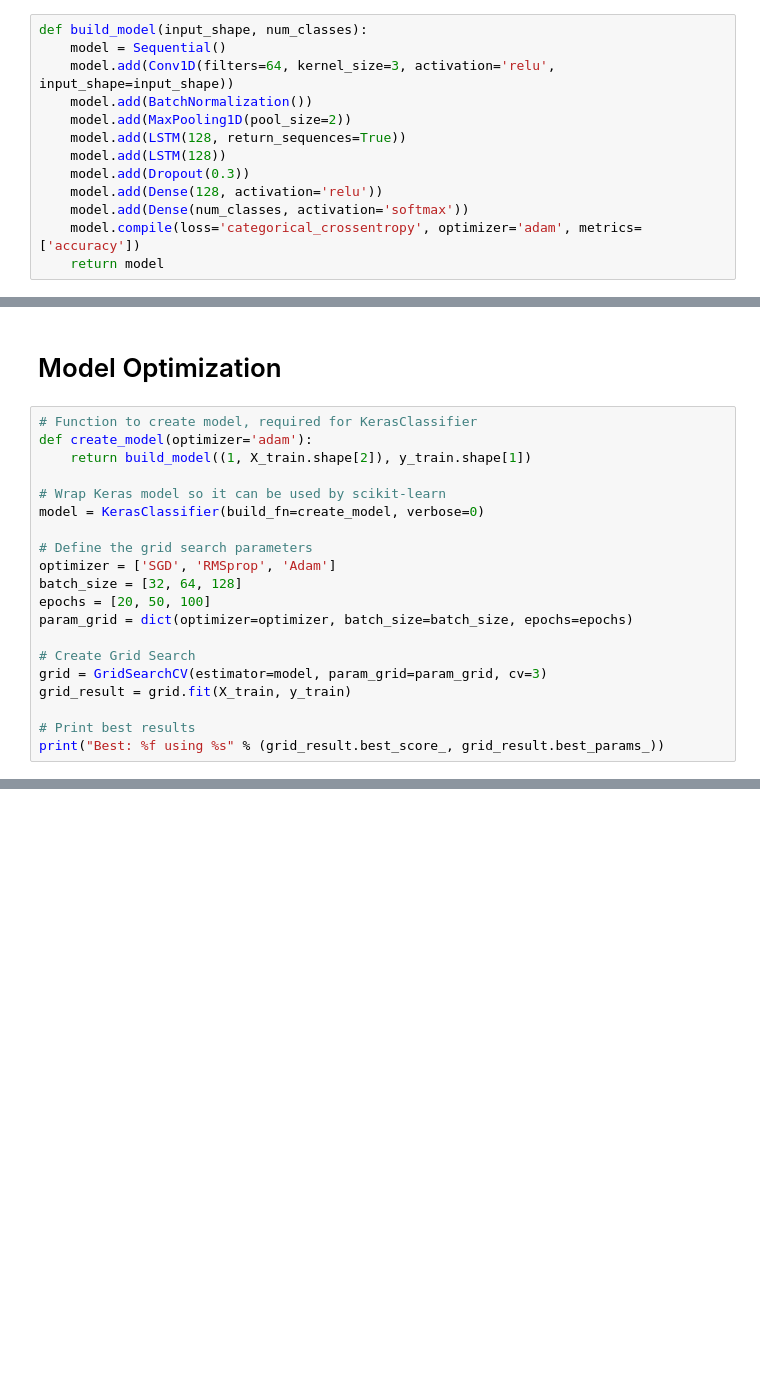
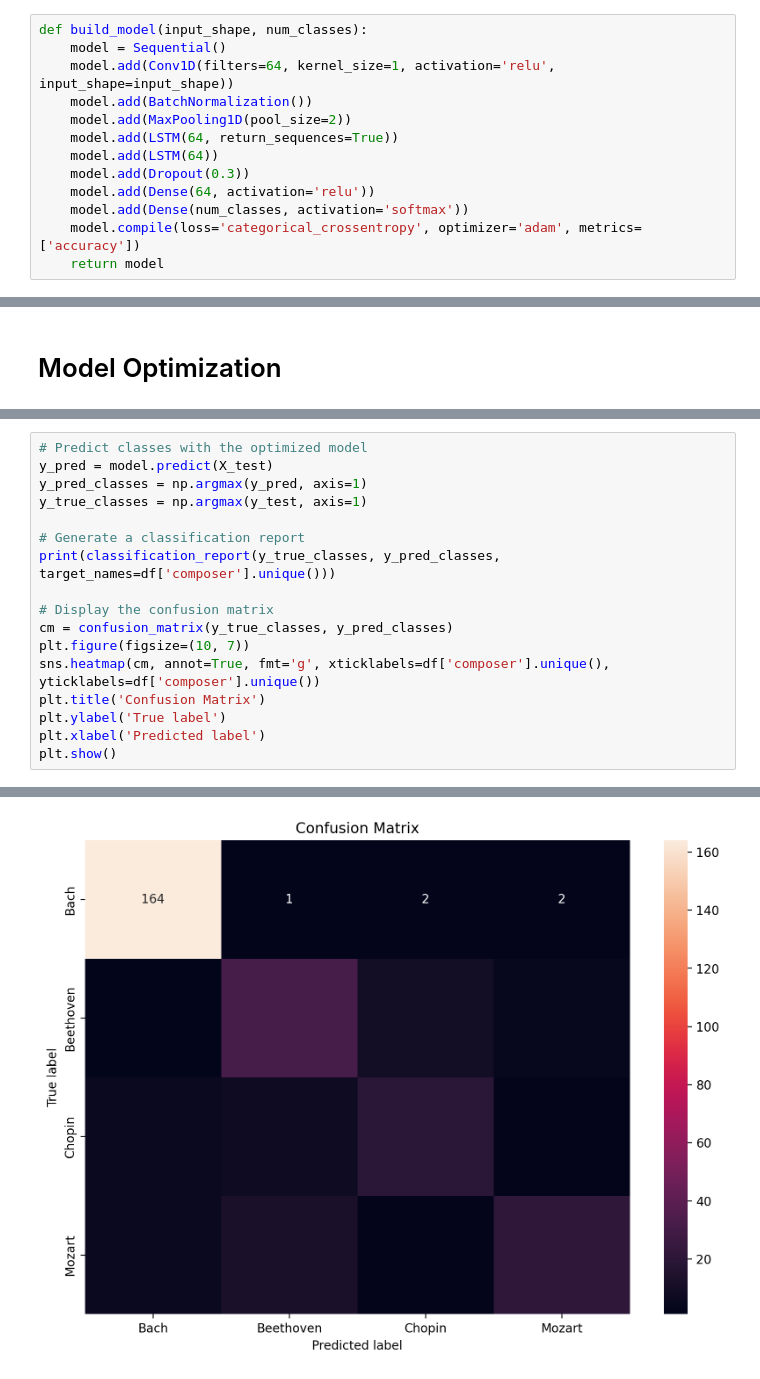
Before and after one commit to teslanando/AAI511_DL_Final_Project, a Jupyter notebook: Project_Code-FERNANDO_CALDERON.ipynb, the cells around one changed output, grey strips where cells are left out. Cells and saved outputs as stored; diff of their text form; blank space fills up the shorter version.

```diff
--- a/Project_Code-FERNANDO_CALDERON.ipynb
+++ b/Project_Code-FERNANDO_CALDERON.ipynb
@@ -95,13 +100,13 @@ Features saved to: ./features_csv\features.csv
 # %%
 def build_model(input_shape, num_classes):
     model = Sequential()
-    model.add(Conv1D(filters=64, kernel_size=3, activation='relu', input_shape=input_shape))
+    model.add(Conv1D(filters=64, kernel_size=1, activation='relu', input_shape=input_shape))
     model.add(BatchNormalization())
     model.add(MaxPooling1D(pool_size=2))
-    model.add(LSTM(128, return_sequences=True))
-    model.add(LSTM(128))
+    model.add(LSTM(64, return_sequences=True))
+    model.add(LSTM(64))
     model.add(Dropout(0.3))
-    model.add(Dense(128, activation='relu'))
+    model.add(Dense(64, activation='relu'))
     model.add(Dense(num_classes, activation='softmax'))
     model.compile(loss='categorical_crossentropy', optimizer='adam', metrics=['accuracy'])
     return model
@@ -149,22 +222,2 @@ plt.show()
 # %% [markdown]
 # Model Optimization
-# %%
-# Function to create model, required for KerasClassifier
-def create_model(optimizer='adam'):
-    return build_model((1, X_train.shape[2]), y_train.shape[1])
-
-# Wrap Keras model so it can be used by scikit-learn
-model = KerasClassifier(build_fn=create_model, verbose=0)
-
-# Define the grid search parameters
-optimizer = ['SGD', 'RMSprop', 'Adam']
-batch_size = [32, 64, 128]
-epochs = [20, 50, 100]
-param_grid = dict(optimizer=optimizer, batch_size=batch_size, epochs=epochs)
-
-# Create Grid Search
-grid = GridSearchCV(estimator=model, param_grid=param_grid, cv=3)
-grid_result = grid.fit(X_train, y_train)
-
-# Print best results
-print("Best: %f using %s" % (grid_result.best_score_, grid_result.best_params_))
@@ -170,0 +277,18 @@ print("Best: %f using %s" % (grid_result.best_score_, grid_result.best_params_))
+# %%
+# Predict classes with the optimized model
+y_pred = model.predict(X_test)
+y_pred_classes = np.argmax(y_pred, axis=1)
+y_true_classes = np.argmax(y_test, axis=1)
+
+# Generate a classification report
+print(classification_report(y_true_classes, y_pred_classes, target_names=df['composer'].unique()))
+
+# Display the confusion matrix
+cm = confusion_matrix(y_true_classes, y_pred_classes)
+plt.figure(figsize=(10, 7))
+sns.heatmap(cm, annot=True, fmt='g', xticklabels=df['composer'].unique(), yticklabels=df['composer'].unique())
+plt.title('Confusion Matrix')
+plt.ylabel('True label')
+plt.xlabel('Predicted label')
+plt.show()
+# %% [output]
@@ -170,0 +306 @@ print("Best: %f using %s" % (grid_result.best_score_, grid_result.best_params_))
+[figure, added]
```
Also changed, not shown: parts of 10 cells of this notebook, 1 other file.
